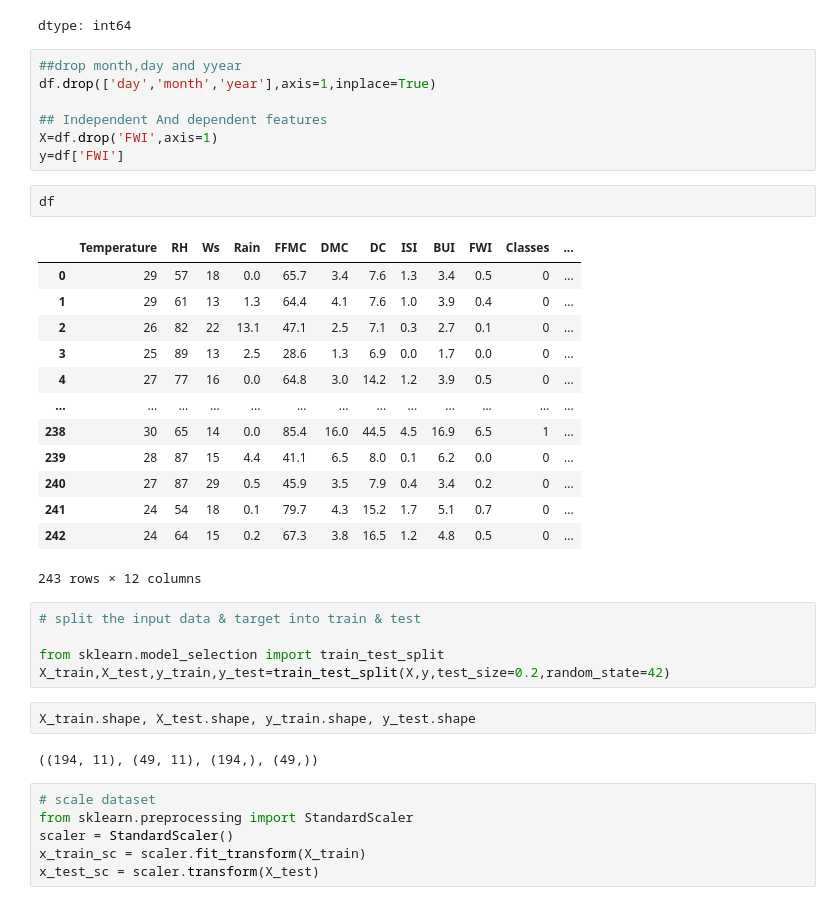
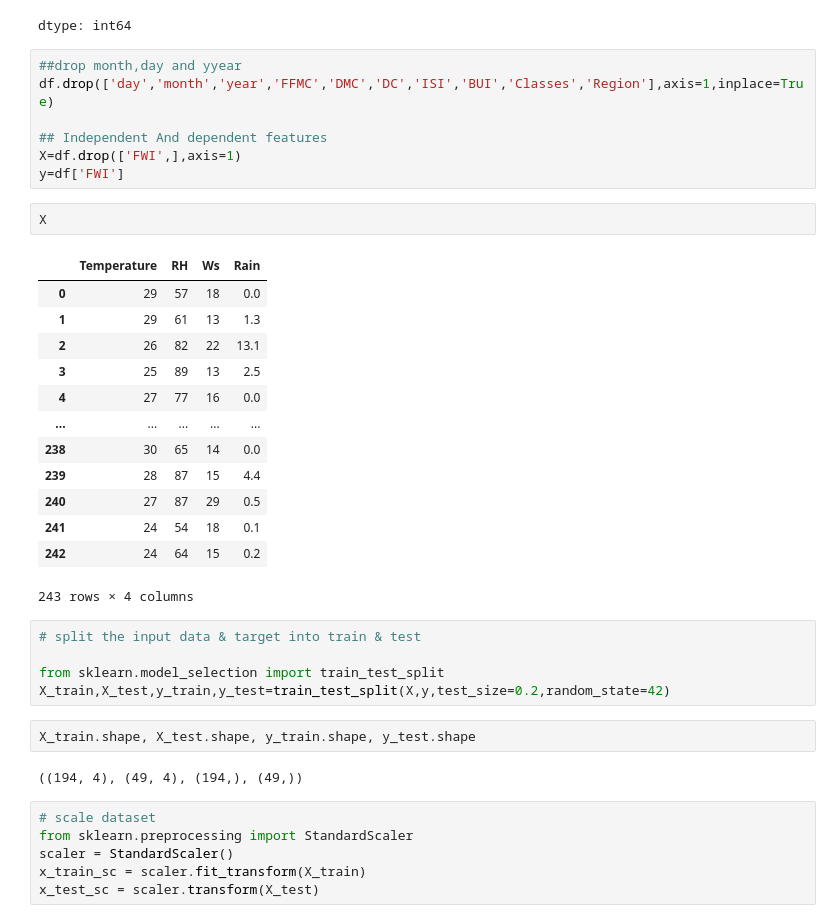
Before and after one commit to afislonge/Algerian-forest-fire-ML, a Jupyter notebook: model.ipynb, the cells around one changed output. Saved outputs shown, nothing was run; the diff lists cells and outputs as text.

```diff
--- a/model.ipynb
+++ b/model.ipynb
@@ -212,27 +174,27 @@ df['Classes'].value_counts()
 dtype: int64
 # %%
 ##drop month,day and yyear
-df.drop(['day','month','year'],axis=1,inplace=True)
+df.drop(['day','month','year','FFMC','DMC','DC','ISI','BUI','Classes','Region'],axis=1,inplace=True)
 
 ## Independent And dependent features
-X=df.drop('FWI',axis=1)
+X=df.drop(['FWI',],axis=1)
 y=df['FWI']
-# %%
-df
-# %% [output]
-|  | Temperature | RH | Ws | Rain | FFMC | DMC | DC | ISI | BUI | FWI | Classes | ... |
-| 0 | 29 | 57 | 18 | 0.0 | 65.7 | 3.4 | 7.6 | 1.3 | 3.4 | 0.5 | 0 | ... |
-| 1 | 29 | 61 | 13 | 1.3 | 64.4 | 4.1 | 7.6 | 1.0 | 3.9 | 0.4 | 0 | ... |
-| 2 | 26 | 82 | 22 | 13.1 | 47.1 | 2.5 | 7.1 | 0.3 | 2.7 | 0.1 | 0 | ... |
-| 3 | 25 | 89 | 13 | 2.5 | 28.6 | 1.3 | 6.9 | 0.0 | 1.7 | 0.0 | 0 | ... |
-| 4 | 27 | 77 | 16 | 0.0 | 64.8 | 3.0 | 14.2 | 1.2 | 3.9 | 0.5 | 0 | ... |
-| ... | ... | ... | ... | ... | ... | ... | ... | ... | ... | ... | ... | ... |
-| 238 | 30 | 65 | 14 | 0.0 | 85.4 | 16.0 | 44.5 | 4.5 | 16.9 | 6.5 | 1 | ... |
-| 239 | 28 | 87 | 15 | 4.4 | 41.1 | 6.5 | 8.0 | 0.1 | 6.2 | 0.0 | 0 | ... |
-| 240 | 27 | 87 | 29 | 0.5 | 45.9 | 3.5 | 7.9 | 0.4 | 3.4 | 0.2 | 0 | ... |
-| 241 | 24 | 54 | 18 | 0.1 | 79.7 | 4.3 | 15.2 | 1.7 | 5.1 | 0.7 | 0 | ... |
-| 242 | 24 | 64 | 15 | 0.2 | 67.3 | 3.8 | 16.5 | 1.2 | 4.8 | 0.5 | 0 | ... |
-243 rows × 12 columns
+# %%
+X
+# %% [output]
+|  | Temperature | RH | Ws | Rain |
+| 0 | 29 | 57 | 18 | 0.0 |
+| 1 | 29 | 61 | 13 | 1.3 |
+| 2 | 26 | 82 | 22 | 13.1 |
+| 3 | 25 | 89 | 13 | 2.5 |
+| 4 | 27 | 77 | 16 | 0.0 |
+| ... | ... | ... | ... | ... |
+| 238 | 30 | 65 | 14 | 0.0 |
+| 239 | 28 | 87 | 15 | 4.4 |
+| 240 | 27 | 87 | 29 | 0.5 |
+| 241 | 24 | 54 | 18 | 0.1 |
+| 242 | 24 | 64 | 15 | 0.2 |
+243 rows × 4 columns
 # %%
 # split the input data & target into train & test
 
@@ -241,7 +203,7 @@ X_train,X_test,y_train,y_test=train_test_split(X,y,test_size=0.2,random_state=42
 # %%
 X_train.shape, X_test.shape, y_train.shape, y_test.shape
 # %% [output]
-((194, 11), (49, 11), (194,), (49,))
+((194, 4), (49, 4), (194,), (49,))
 # %%
 # scale dataset
 from sklearn.preprocessing import StandardScaler
```
Also changed, not shown: parts of 14 cells of this notebook.
